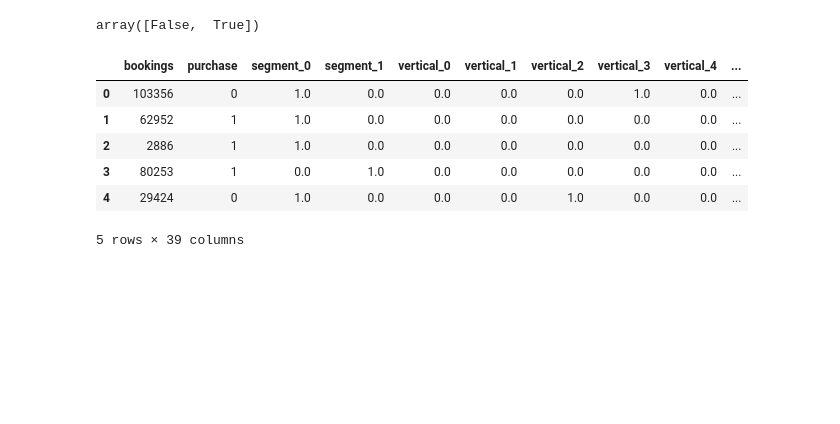
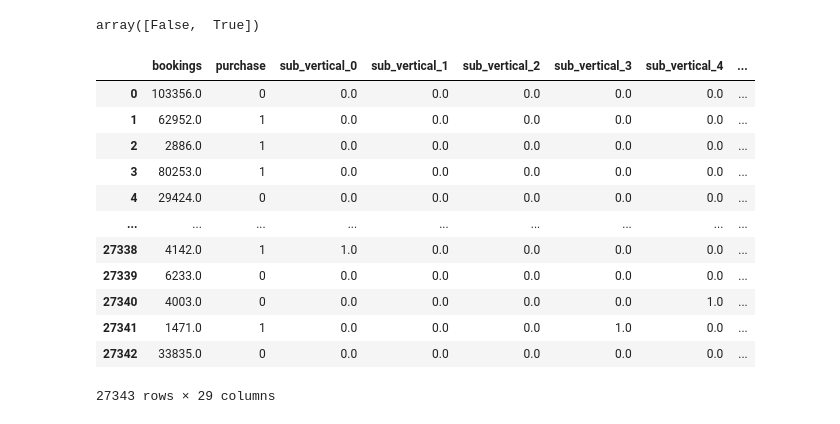
Before and after one commit to vzhovtan/data_science_modeling, a Jupyter notebook: code.ipynb, the cells around one changed output. Drawn from its saved outputs; the diff is of its cells as text; code cells hidden in the pictures; blank space fills up the shorter version.

Commit message:
Modified data by removing some redundant columns, added new classifiers, added confusion matrix for all classifiers

```diff
--- a/code.ipynb
+++ b/code.ipynb
@@ -95,10 +80,0 @@ array(['Commercial', 'Enterprise'], dtype=object)
-# %%
-#Encoding segment column to prepare data for further analysis
-data["segment"] = data["segment"].astype("category")
-segment_encode = LabelEncoder()
-data["segment"] = segment_encode.fit_transform(data.segment)
-segment_one_hot = OneHotEncoder()
-segment_one_hot_encode = segment_one_hot.fit_transform(data.segment.values.reshape(-1,1)).toarray()
-ohe_variable = pd.DataFrame(segment_one_hot_encode, columns = ["segment_" + str(int(i)) for i in range (segment_one_hot_encode.shape[1])])
-data = pd.concat([data, ohe_variable], axis=1)
-data = data.drop("segment", axis=1)
@@ -125,13 +81,3 @@ array(['Financial Services', 'Government', 'Health Care', 'Manufacturing',
-# %%
-#Encoding "vertical" column to prepare data for further analysis
-data["vertical"] = data["vertical"].astype("category")
-vertical_encode = LabelEncoder()
-data["vertical"] = vertical_encode.fit_transform(data.vertical)
-vertical_one_hot = OneHotEncoder()
-vertical_one_hot_encode = vertical_one_hot.fit_transform(data.vertical.values.reshape(-1,1)).toarray()
-ohe_variable = pd.DataFrame(vertical_one_hot_encode, columns = ["vertical_" + str(int(i)) for i in range (vertical_one_hot_encode.shape[1])])
-data = pd.concat([data, ohe_variable], axis=1)
-data = data.drop("vertical", axis=1)
 # %%
 #Checking "sub_vertical" column
 data["sub_vertical"].value_counts()
@@ -313,14 +191,14 @@ Name: bookings, Length: 22472, dtype: int64
 # %%
-#Fixing wrong data in bookings
+#Fixing "artifial" 1010101" in bookings
 def missing(column):
     results = {}
     results['column'] = column.name
 
-    #Step1 -  Removing wrong entries and calcualting median
+    #Step1 -  Removing "1010101" entries and calcualting median
     s1_column = [x for x in column if x != 1010101]
     results['removed_median'] = stat.median(s1_column)
 
-    #Step2 - Replace wrong entries with (removed) median
+    #Step2 - Replace "1010101" entries with (removed) median
     s2_column = []
     for value in column:
         if value != 1010101:
@@ -333,13 +211,13 @@ def missing(column):
 
     return results
 
-#Replace missing data with mean value
+#Replace "1010101" data with mean value
 ds = data.astype({'bookings': 'int64'})
 missing_data = ds.select_dtypes(include=['float64', 'int64']).apply(missing)
 for m in missing_data:
     ds[m['column']] = m['data']
 
-data = ds.astype({'bookings': 'int64'})
+data = ds.astype({'bookings': 'float64'})
 # %%
 data.groupby("purchase").size()
 # %% [output]
@@ -358,12 +236,18 @@ data["purchase"] = data["purchase"].astype("category")
 purchase_encode = LabelEncoder()
 data["purchase"] = purchase_encode.fit_transform(data.purchase)
 # %%
-data.head(5)
+data
 # %% [output]
-|  | bookings | purchase | segment_0 | segment_1 | vertical_0 | vertical_1 | vertical_2 | vertical_3 | vertical_4 | ... |
-| 0 | 103356 | 0 | 1.0 | 0.0 | 0.0 | 0.0 | 0.0 | 1.0 | 0.0 | ... |
-| 1 | 62952 | 1 | 1.0 | 0.0 | 0.0 | 0.0 | 0.0 | 0.0 | 0.0 | ... |
-| 2 | 2886 | 1 | 1.0 | 0.0 | 0.0 | 0.0 | 0.0 | 0.0 | 0.0 | ... |
-| 3 | 80253 | 1 | 0.0 | 1.0 | 0.0 | 0.0 | 0.0 | 0.0 | 0.0 | ... |
-| 4 | 29424 | 0 | 1.0 | 0.0 | 0.0 | 0.0 | 1.0 | 0.0 | 0.0 | ... |
+|  | bookings | purchase | sub_vertical_0 | sub_vertical_1 | sub_vertical_2 | sub_vertical_3 | sub_vertical_4 | ... |
+| 0 | 103356.0 | 0 | 0.0 | 0.0 | 0.0 | 0.0 | 0.0 | ... |
+| 1 | 62952.0 | 1 | 0.0 | 0.0 | 0.0 | 0.0 | 0.0 | ... |
+| 2 | 2886.0 | 1 | 0.0 | 0.0 | 0.0 | 0.0 | 0.0 | ... |
+| 3 | 80253.0 | 1 | 0.0 | 0.0 | 0.0 | 0.0 | 0.0 | ... |
+| 4 | 29424.0 | 0 | 0.0 | 0.0 | 0.0 | 0.0 | 0.0 | ... |
+| ... | ... | ... | ... | ... | ... | ... | ... | ... |
+| 27338 | 4142.0 | 1 | 1.0 | 0.0 | 0.0 | 0.0 | 0.0 | ... |
+| 27339 | 6233.0 | 0 | 0.0 | 0.0 | 0.0 | 0.0 | 0.0 | ... |
+| 27340 | 4003.0 | 0 | 0.0 | 0.0 | 0.0 | 0.0 | 1.0 | ... |
+| 27341 | 1471.0 | 1 | 0.0 | 0.0 | 0.0 | 1.0 | 0.0 | ... |
+| 27342 | 33835.0 | 0 | 0.0 | 0.0 | 0.0 | 0.0 | 0.0 | ... |
-5 rows × 39 columns
+27343 rows × 29 columns
```
Also changed, not shown: parts of 42 cells of this notebook.
